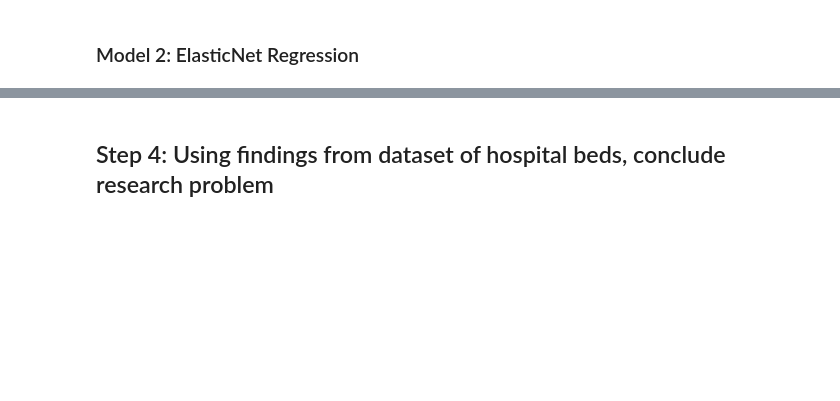
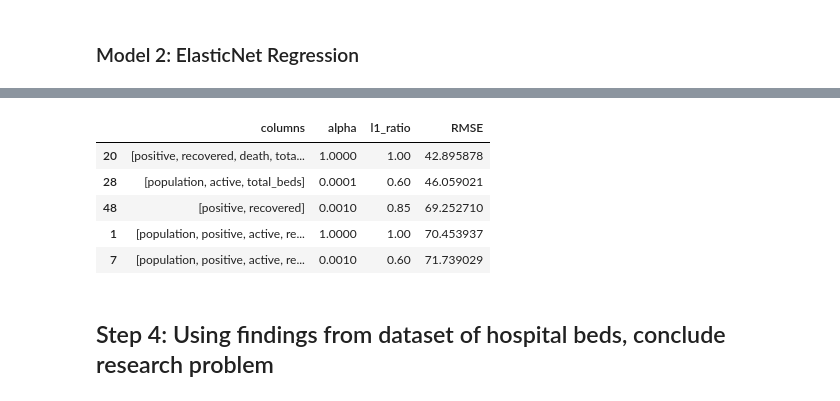
Before and after one commit to neilmizzi/COVID19, a Jupyter notebook: main.ipynb, the cells around one changed output, grey strips where cells are left out. Cells and saved outputs as stored; diff of their text form; code cells hidden in the pictures; blank space fills up the shorter version.

```diff
--- a/main.ipynb
+++ b/main.ipynb
@@ -487,2 +511,27 @@ second_model
+# %%
+rmse_list = []
+for i, row in cross_val_results.iterrows():
+    alpha = cross_val_results.at[i, 'alpha']
+    l1 = cross_val_results.at[i, 'l1_ratio']
+
+    X = model_df[cross_val_results.at[i, 'columns']]
+    y = model_df['hospitalizedCurrently']
+
+    X_train, X_test, y_train, y_test = train_test_split(X, y, test_size=0.1)
+    elastic = ElasticNet(normalize=True, alpha=alpha, l1_ratio=l1, max_iter=100000000)
+    elastic.fit(X_train,y_train)
+    rmse=(np.sqrt(mean_squared_error(y_true=y_test,y_pred=elastic.predict(X_test))))
+    rmse_list.append(rmse)
+
+cross_val_results['RMSE'] = rmse_list
+
+cross_val_results.sort_values(by='RMSE', ascending=True).head()
+# %% [output]
+|  | columns | alpha | l1_ratio | RMSE |
+| 20 | [positive, recovered, death, tota... | 1.0000 | 1.00 | 42.895878 |
+| 28 | [population, active, total_beds] | 0.0001 | 0.60 | 46.059021 |
+| 48 | [positive, recovered] | 0.0010 | 0.85 | 69.252710 |
+| 1 | [population, positive, active, re... | 1.0000 | 1.00 | 70.453937 |
+| 7 | [population, positive, active, re... | 0.0010 | 0.60 | 71.739029 |
 # %% [markdown]
 ## Step 4: Using findings from dataset of hospital beds, conclude research problem
```
Also changed, not shown: parts of 14 cells of this notebook.
